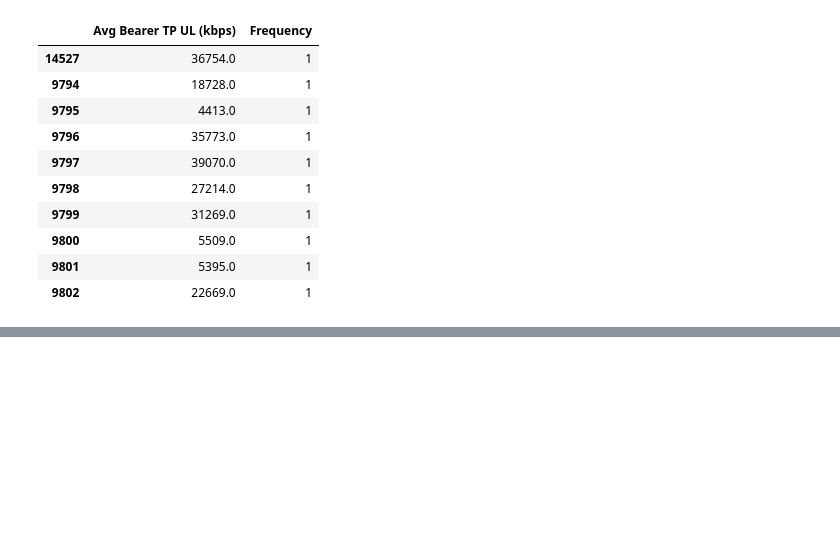
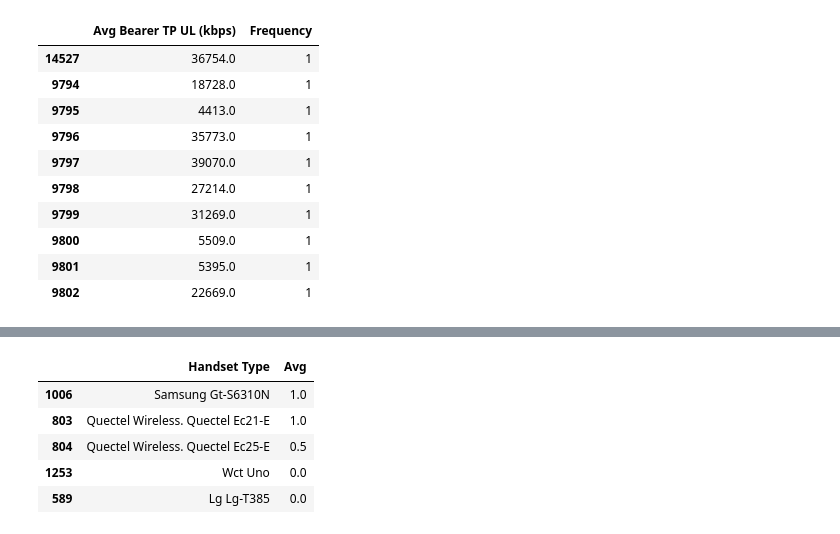
Before and after one commit to Azizadx/user_analytics_in_the_telecommunication, a Jupyter notebook: notebooks/experence_analytics/experence_analytics.ipynb, the cells around one changed output, grey strips where cells are left out. Saved outputs shown, nothing was run; the diff lists cells and outputs as text; code cells hidden in the pictures; blank space fills up the shorter version.

```diff
--- a/notebooks/experence_analytics/experence_analytics.ipynb
+++ b/notebooks/experence_analytics/experence_analytics.ipynb
@@ -336,0 +375,9 @@ bottom_10_result
+# %%
+result_df.tail()
+# %% [output]
+|  | Handset Type | Avg |
+| 1006 | Samsung Gt-S6310N | 1.0 |
+| 803 | Quectel Wireless. Quectel Ec21-E | 1.0 |
+| 804 | Quectel Wireless. Quectel Ec25-E | 0.5 |
+| 1253 | Wct Uno | 0.0 |
+| 589 | Lg Lg-T385 | 0.0 |
```
Also changed, not shown: parts of 13 cells of this notebook.
